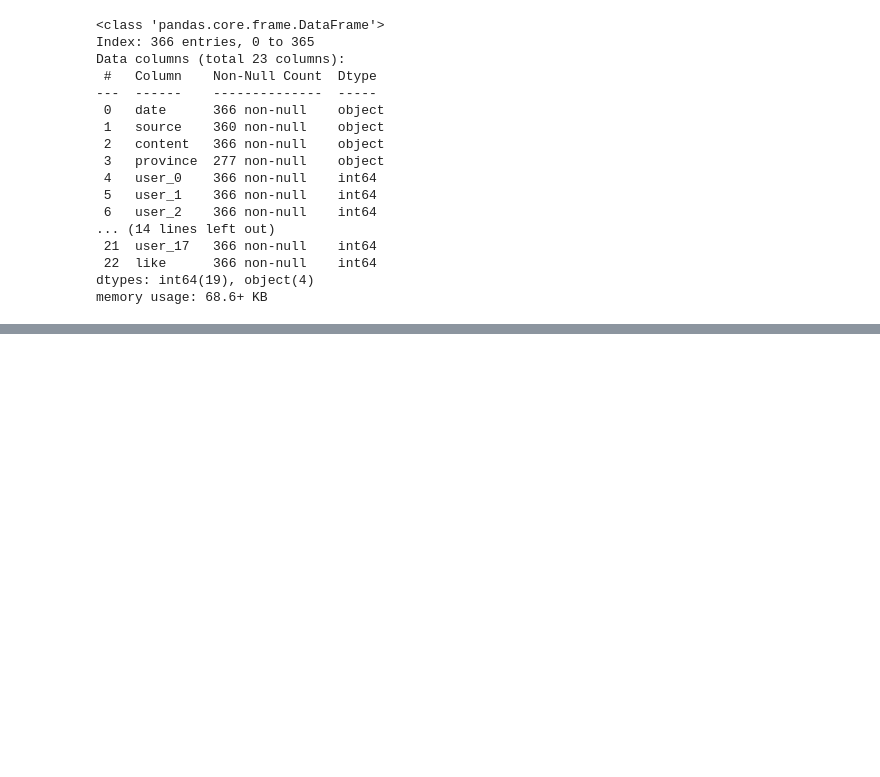
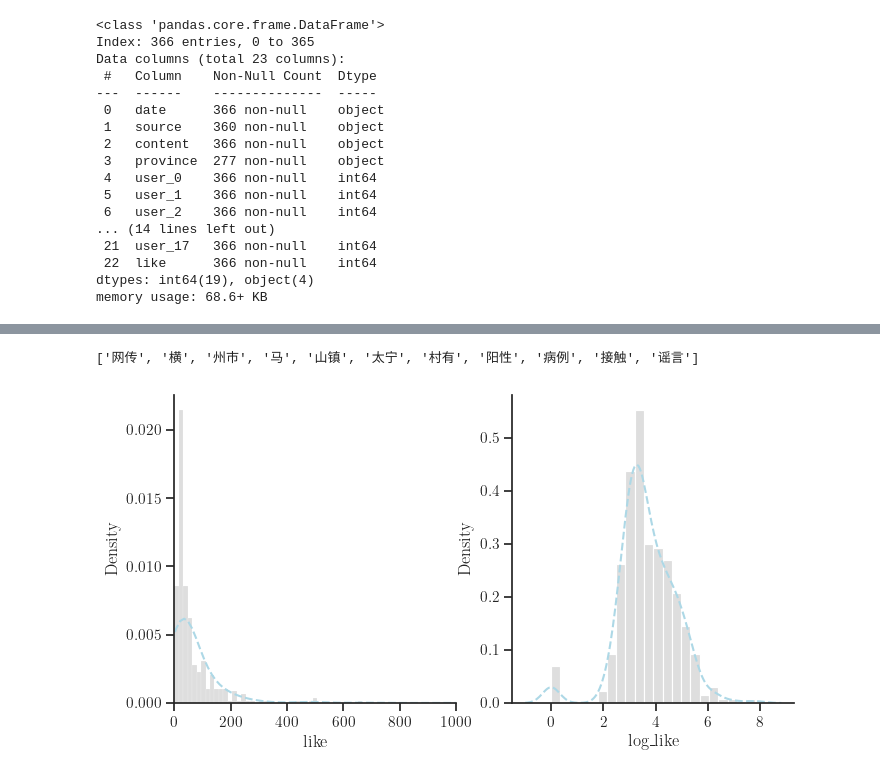
Before and after one commit to ThisisKUNMENG/dataVisualizationFinalProject, a Jupyter notebook: final.ipynb, the cells around one changed output, grey strips where cells are left out. Saved outputs shown, nothing was run; the diff lists cells and outputs as text; code cells hidden in the pictures; blank space fills up the shorter version.

```diff
--- a/final.ipynb
+++ b/final.ipynb
@@ -6,6 +6,14 @@ import seaborn as sns
 import json
 import folium
 import requests
+custom_params = {
+    "axes.spines.right": False,
+    "axes.spines.top": False,
+    "text.usetex" : True,
+    "font.family" : "serif",
+    "font.serif" : ["Computer Modern Serif"]
+}
+sns.set_theme(style="ticks", rc=custom_params)
 # %%
 import sys; print('Python %s on %s' % (sys.version, sys.platform))
 # %% [output]
@@ -65,0 +67,5 @@ df.describe()
+# %%
+df = pd.read_csv('./data/rumor_data_new.csv', index_col=0)
+df['date'] = pd.to_datetime(df['date'])
+df['log_like'] = np.log(df['like'] + 1)
+df['content_token'] = df['content'].apply(lambda x: get_tokens_without_stopwords(jieba.cut(x, cut_all=False), stopwords=get_stopwords()))
@@ -66,3 +103,17 @@ df.describe()
+# %%
+df.iloc[7]['content_token']
+# %% [output]
+['网传', '横', '州市', '马', '山镇', '太宁', '村有', '阳性', '病例', '接触', '谣言']
+# %%
+fig, axes = plt.subplots(1, 2, figsize=(8, 4))
+sns.histplot(df['like'], ax=axes[0], color='lightgrey', stat='density')
+axes[0].set_xlim(0, 1000)
+sns.kdeplot(df['like'], ax=axes[0], color='lightblue', ls='--')
+sns.histplot(df['log_like'], ax=axes[1],color='lightgrey', stat='density')
+sns.kdeplot(df['log_like'], ax=axes[1], color='lightblue', ls='--')
+plt.savefig('./figures/loglike_like_hist.pdf')
+# %% [output]
+[figure, added]
 # %%
 china_map_json = json.loads(requests.get("https://raw.githubusercontent.com/yezongyang/china-geojson/master/china.json").text)
 m = folium.Map(
```
Also changed, not shown: parts of 5 cells of this notebook, 5 other files.
